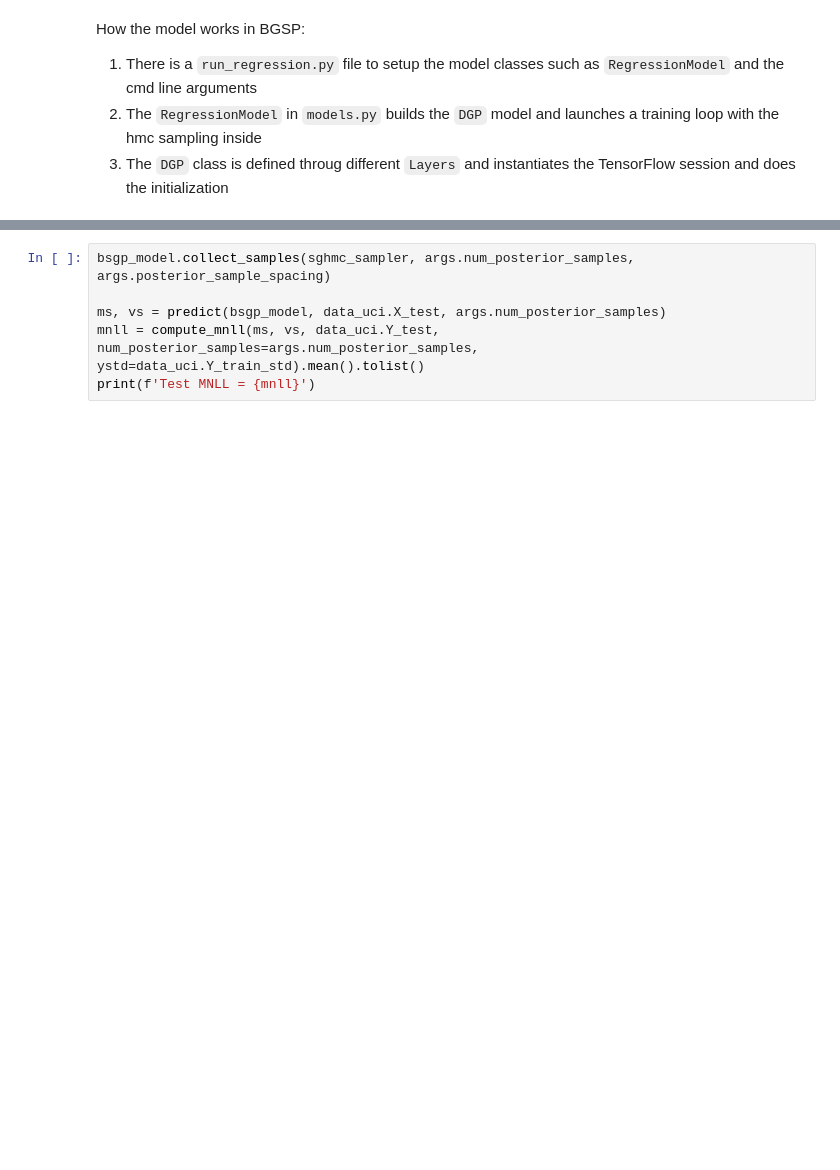
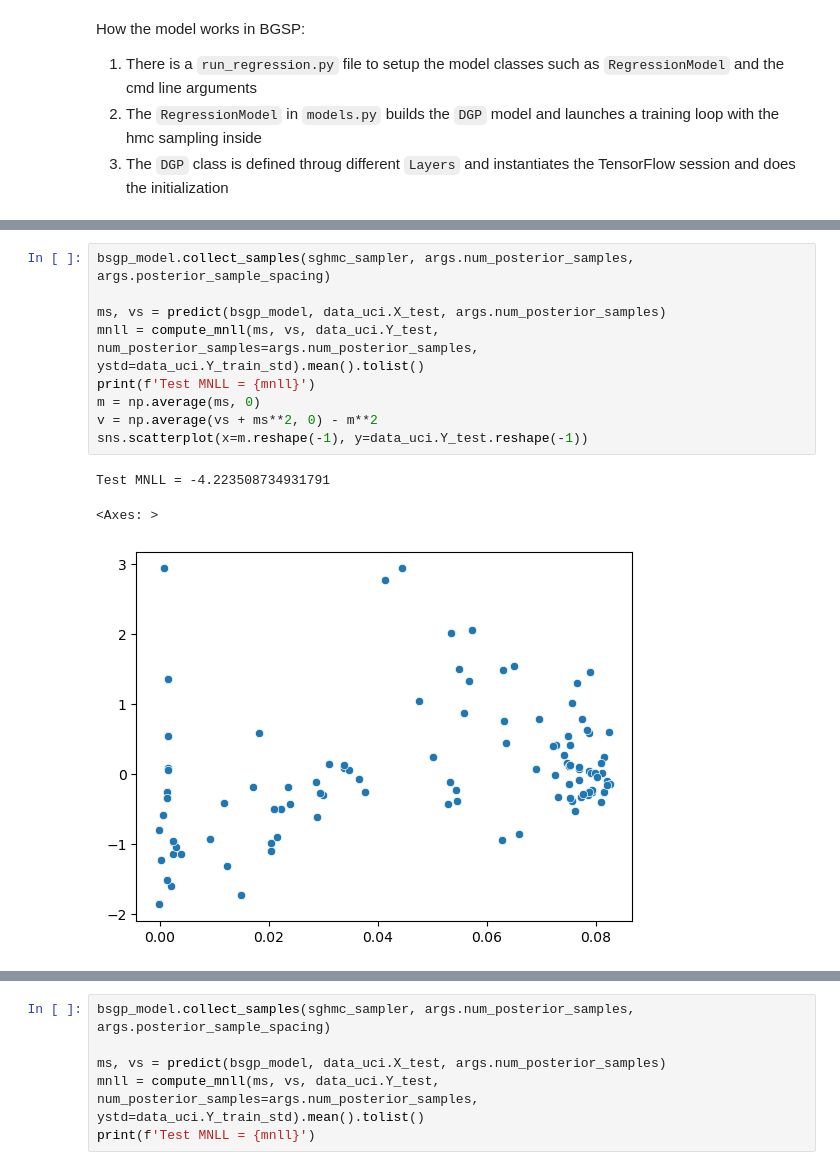
Before and after one commit to mattyred/BayesianSGP_Automatic_Coupling_Determination, a Jupyter notebook: train_bsgp_model_nb.ipynb, the cells around one changed output, grey strips where cells are left out. Drawn from its saved outputs; the diff is of its cells as text; blank space fills up the shorter version.

```diff
--- a/train_bsgp_model_nb.ipynb
+++ b/train_bsgp_model_nb.ipynb
@@ -95,3 +107,16 @@ sns.kdeplot(x=samples_ms_iter[5])
+# %%
+bsgp_model.collect_samples(sghmc_sampler, args.num_posterior_samples, args.posterior_sample_spacing)
+
+ms, vs = predict(bsgp_model, data_uci.X_test, args.num_posterior_samples)
+mnll = compute_mnll(ms, vs, data_uci.Y_test, num_posterior_samples=args.num_posterior_samples, ystd=data_uci.Y_train_std).mean().tolist()
+print(f'Test MNLL = {mnll}')
+m = np.average(ms, 0)
+v = np.average(vs + ms**2, 0) - m**2
+sns.scatterplot(x=m.reshape(-1), y=data_uci.Y_test.reshape(-1))
+# %% [output]
+Test MNLL = -4.223508734931791
+<Axes: >
+[figure, added]
 # %%
 m = np.average(ms, 0)
 v = np.average(vs + ms**2, 0) - m**2
```
Also changed, not shown: parts of 7 cells of this notebook, 3 other files.
